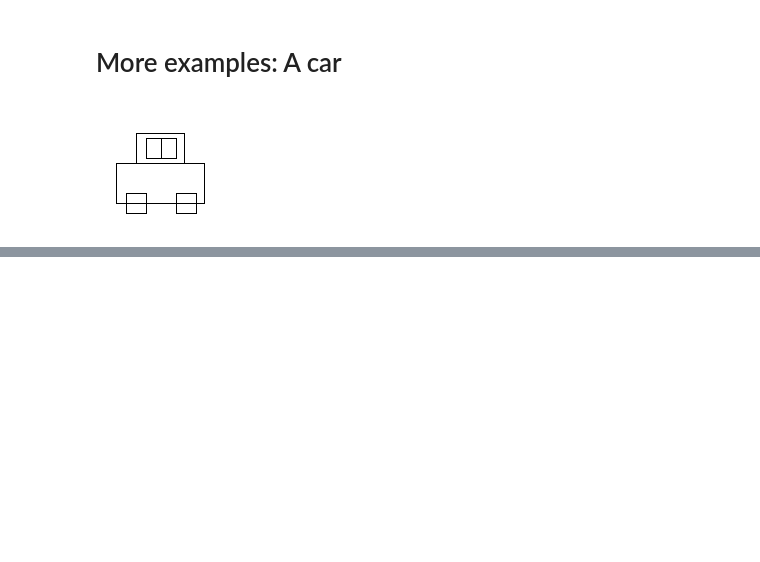
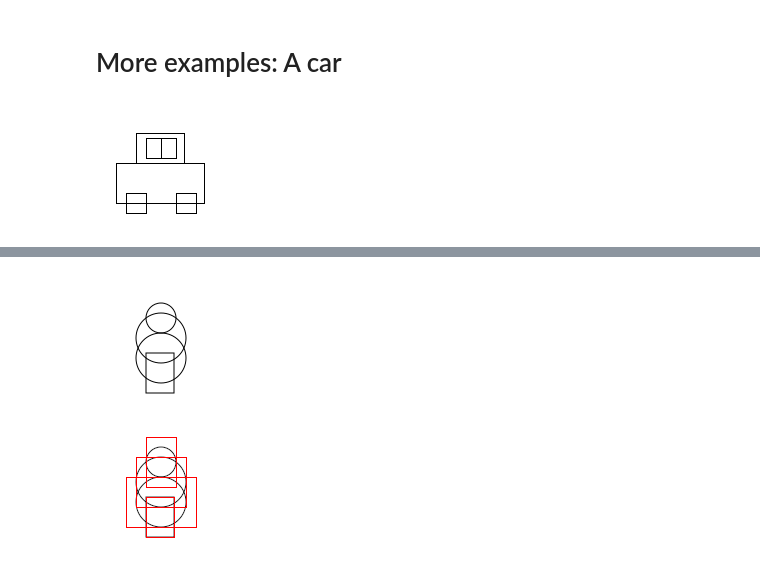
Before and after one commit to potpov/svglib, a Jupyter notebook: examples/scale_and_move.ipynb, the cells around one changed output, grey strips where cells are left out. Drawn from its saved outputs; the diff is of its cells as text; code cells hidden in the pictures; blank space fills up the shorter version.

```diff
--- a/examples/scale_and_move.ipynb
+++ b/examples/scale_and_move.ipynb
@@ -248,0 +254,20 @@ AttributeError: 'SVGCircle' object has no attribute 'fill'
+# %%
+result = composite(coords)
+show(result)
+
+# Let's draw with the bounding boxes
+img = Image.new("RGBA", (128, 128), "WHITE")
+img.paste(
+    result.draw(return_png=True, do_display=False),
+    (0, 0),
+    result.draw(return_png=True, do_display=False)
+    )
+img.convert("RGB")
+draw = ImageDraw.Draw(img)
+for _, c in coords.items():
+    x, y, x2, y2 = c['bounding_box']
+    draw.rectangle([x, y, x2, y2], outline="red", fill=None)
+img.show()
+# %% [output]
+[figure, added]
+[figure, added]
```
Also changed, not shown: parts of 6 cells of this notebook.
